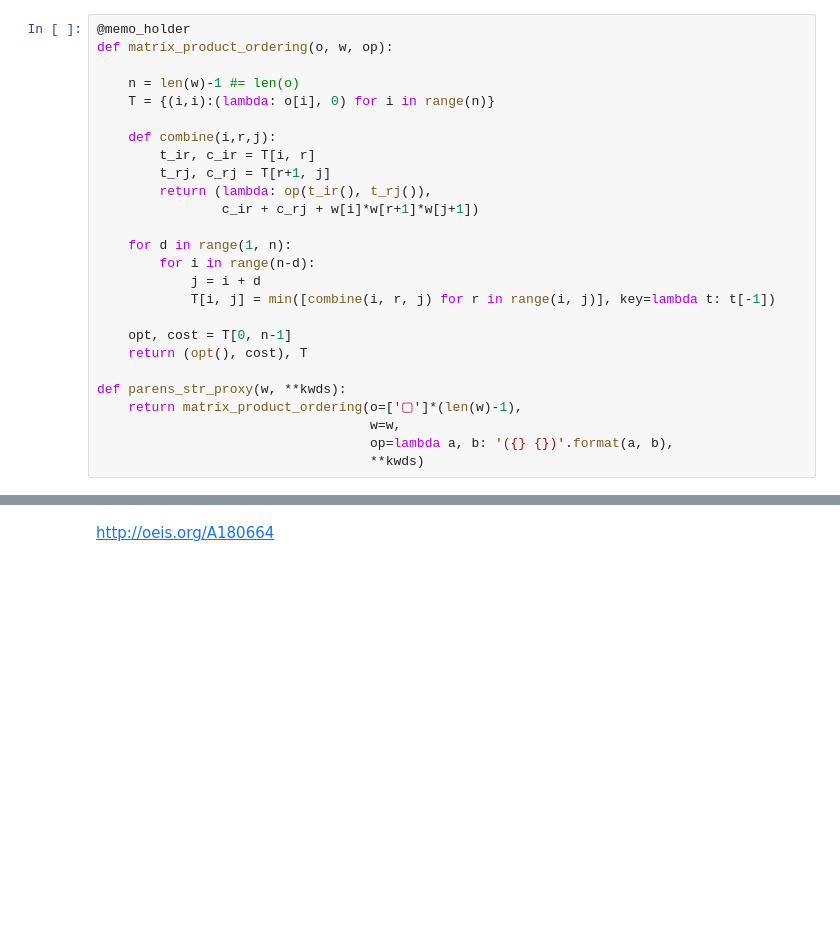
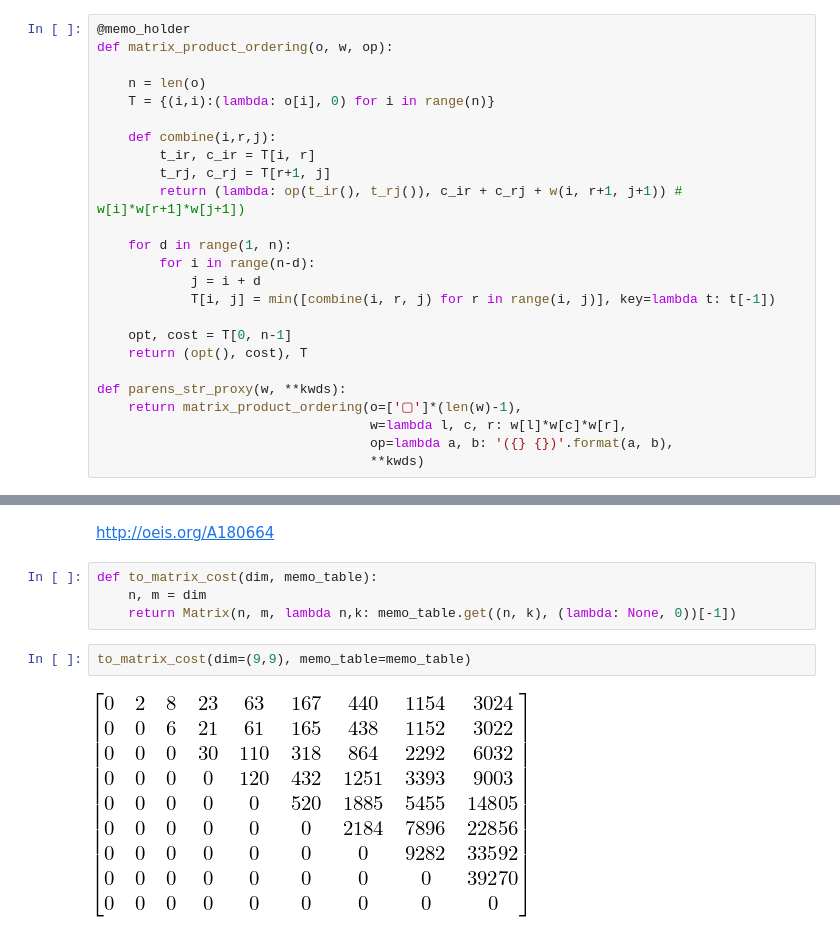
Before and after one commit to massimo-nocentini/competitive-programming, a Jupyter notebook: tutorials/dynamic-programming.ipynb, the cells around one changed output, grey strips where cells are left out. Saved outputs shown, nothing was run; the diff lists cells and outputs as text; blank space fills up the shorter version.

Commit message:
Refine section about matrix product ordering.

```diff
--- a/tutorials/dynamic-programming.ipynb
+++ b/tutorials/dynamic-programming.ipynb
@@ -282,14 +283,13 @@ memo_table
 @memo_holder
 def matrix_product_ordering(o, w, op):
 
-    n = len(w)-1 #= len(o)
+    n = len(o)
     T = {(i,i):(lambda: o[i], 0) for i in range(n)}
 
     def combine(i,r,j):
         t_ir, c_ir = T[i, r]
         t_rj, c_rj = T[r+1, j]
-        return (lambda: op(t_ir(), t_rj()),
-                c_ir + c_rj + w[i]*w[r+1]*w[j+1])
+        return (lambda: op(t_ir(), t_rj()), c_ir + c_rj + w(i, r+1, j+1)) # w[i]*w[r+1]*w[j+1])
 
     for d in range(1, n):
         for i in range(n-d):
@@ -301,7 +301,7 @@ def matrix_product_ordering(o, w, op):
 
 def parens_str_proxy(w, **kwds):
     return matrix_product_ordering(o=['▢']*(len(w)-1),
-                                   w=w,
+                                   w=lambda l, c, r: w[l]*w[c]*w[r],
                                    op=lambda a, b: '({} {})'.format(a, b),
                                    **kwds)
 # %%
@@ -351,6 +383,14 @@ opt, cost
  (8, 8): ('▢', 0)}
 # %% [markdown]
 http://oeis.org/A180664
+# %%
+def to_matrix_cost(dim, memo_table):
+    n, m = dim
+    return Matrix(n, m, lambda n,k: memo_table.get((n, k), (lambda: None, 0))[-1])
+# %%
+to_matrix_cost(dim=(9,9), memo_table=memo_table)
+# %% [output]
+[figure, added]
 # %% [markdown]
 ---
 <a rel="license" href="http://creativecommons.org/licenses/by-nc-sa/4.0/"><img alt="Creative Commons License" style="border-width:0" src="https://i.creativecommons.org/l/by-nc-sa/4.0/88x31.png" /></a><br />This work is licensed under a <a rel="license" href="http://creativecommons.org/licenses/by-nc-sa/4.0/">Creative Commons Attribution-NonCommercial-ShareAlike 4.0 International License</a>.
```
Also changed, not shown: parts of 6 cells of this notebook.
